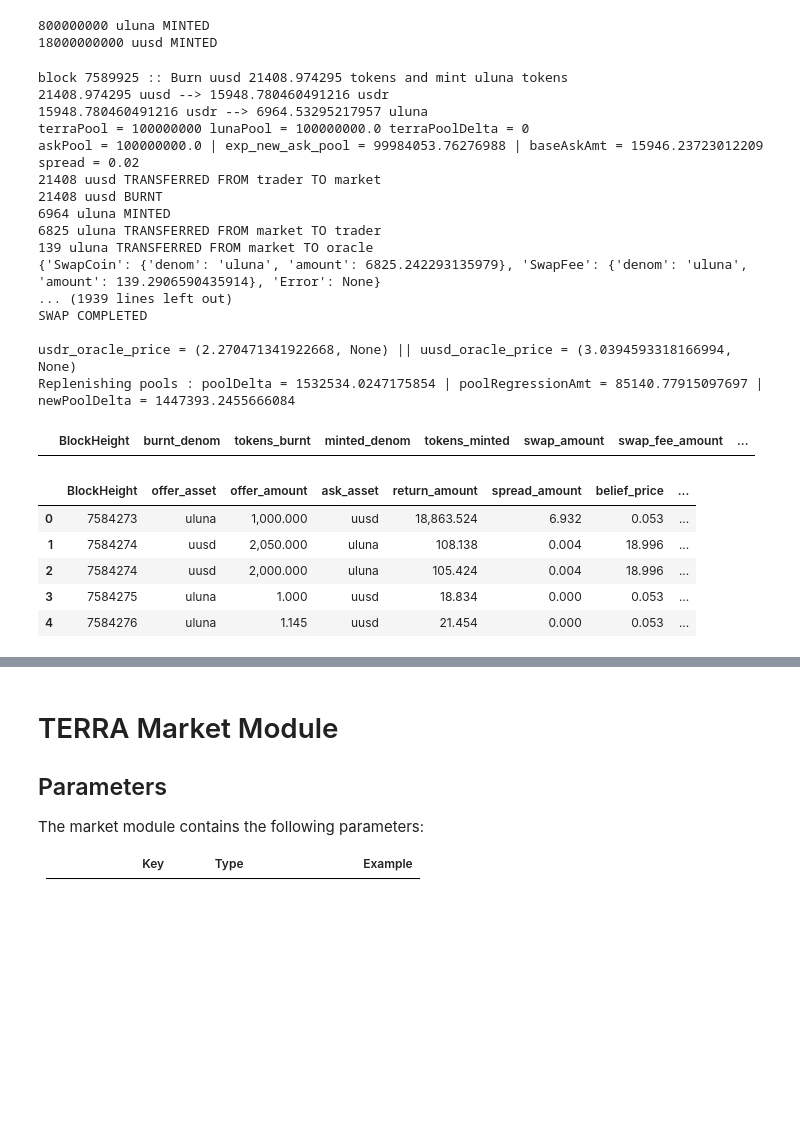
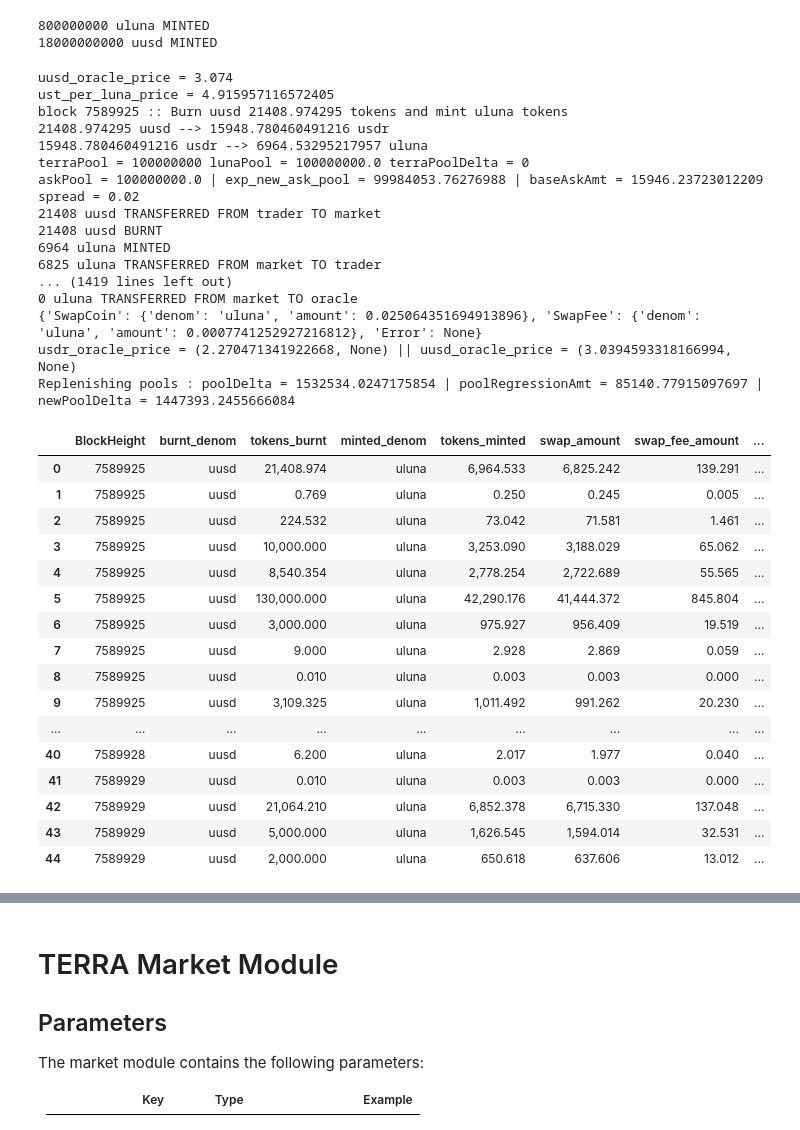
Before and after one commit to AstroTech-Labs/Research_1_TerraClassic, a Jupyter notebook: learning_layer_research/terra_market_module/data_preprocessing.ipynb, the cells around one changed output, grey strips where cells are left out. Cells and saved outputs as stored; diff of their text form; code cells hidden in the pictures; blank space fills up the shorter version.

```diff
--- a/learning_layer_research/terra_market_module/data_preprocessing.ipynb
+++ b/learning_layer_research/terra_market_module/data_preprocessing.ipynb
@@ -655,8 +655,8 @@ market_swap_txs_DF.drop(['Unnamed: 0'],axis=1,inplace=True)
 
 def simulate_terra_classic(terra_classic_instance, astroport_txs_DF, market_swap_txs_DF, exchange_rate_txs_DF, start_height, end_height):
     simulation_metrics_DF = pd.DataFrame(columns=['BlockHeight','burnt_denom', 'tokens_burnt', 'minted_denom',
-       'tokens_minted', 'swap_amount', 'swap_fee_amount','terraPool', 'lunaPool', 'delta','ukrw_oracle_price','usdr_oracle_price'\
-                                                 ,'uusd_oracle_price','usd_per_ust_price','ust_price_in_usd'])
+       'tokens_minted', 'swap_amount', 'swap_fee_amount','lunaPool', 'delta','ukrw_oracle_price','usdr_oracle_price'\
+                                                 ,'uusd_oracle_price','usd_per_ust_price','usd_per_luna_price'])
 
     cur_height = start_height
 
@@ -678,10 +678,12 @@ def simulate_terra_classic(terra_classic_instance, astroport_txs_DF, market_swap
         actual_ust_luna_exchange_DF = astroport_txs_DF.loc[ astroport_txs_DF["BlockHeight"] == cur_height ]
         ust_price_in_usd = 0
         luna_price_in_usd = 0
-        if len(actual_ust_luna_exchange_DF.index) > 0:
-            ust_per_luna_price = actual_ust_luna_exchange_DF.loc[0]["Price (ust/luna)"]
-            ust_price_in_usd = uusd_oracle_price / ust_per_luna_price
-            luna_price_in_usd = uusd_oracle_price
+        if len(actual_ust_luna_exchange_DF.index) > 0 and uusd_oracle_price[0] > 0:
+            ust_per_luna_price = actual_ust_luna_exchange_DF.iloc[0]["Price (ust/luna)"]
+            print(f"uusd_oracle_price = {uusd_oracle_price[0]}")
+            print(f"ust_per_luna_price = {ust_per_luna_price}")
+            ust_price_in_usd = uusd_oracle_price[0] / ust_per_luna_price
+            luna_price_in_usd = uusd_oracle_price[0]
 
 
         # Get all market swap txs to be processed for the current block
@@ -708,8 +710,8 @@ def simulate_terra_classic(terra_classic_instance, astroport_txs_DF, market_swap
                         # store metrics
                         simulation_metrics_DF.loc[len(simulation_metrics_DF.index)] = [cur_height, tx_row["burnt_denom"],\
                                                     tx_row["tokens_burnt"], tx_row["minted_denom"], float(swapCoin["amount"]) + float(swapFee["amount"]),\
-                                                    swapCoin["amount"], swapFee["amount"], lunaPool, delta, ukrw_oracle_price,\
-                                                    usdr_oracle_price, uusd_oracle_price ]
+                                                    swapCoin["amount"], swapFee["amount"], lunaPool, delta, ukrw_oracle_price[0],\
+                                                    usdr_oracle_price[0], uusd_oracle_price[0], ust_price_in_usd, luna_price_in_usd ]
             except Exception as e:
                 print(e)
 
@@ -777,8 +779,10 @@ terra_classic_instance.OracleKeeper.SetLunaExchangeRate("ukrw", 3916.569 )
 800000000 uluna MINTED
 18000000000 uusd MINTED
 # %%
-res = simulate_terra_classic(terra_classic_instance, market_swap_txs_DF, aggregated_exchange_rate_vote_txs_DF, 7589925, 7589935)
+res = simulate_terra_classic(terra_classic_instance, astroport_ust_luna_txs_DF, market_swap_txs_DF, aggregated_exchange_rate_vote_txs_DF, 7589925, 7589935)
 # %% [output]
+uusd_oracle_price = 3.074
+ust_per_luna_price = 4.915957116572405
 block 7589925 :: Burn uusd 21408.974295 tokens and mint uluna tokens
 21408.974295 uusd --> 15948.780460491216 usdr
 15948.780460491216 usdr --> 6964.53295217957 uluna
@@ -789,17 +793,31 @@ spread = 0.02
 21408 uusd BURNT
 6964 uluna MINTED
 6825 uluna TRANSFERRED FROM market TO trader
-139 uluna TRANSFERRED FROM market TO oracle
-{'SwapCoin': {'denom': 'uluna', 'amount': 6825.242293135979}, 'SwapFee': {'denom': 'uluna', 'amount': 139.2906590435914}, 'Error': None}
-... (1939 lines left out)
-SWAP COMPLETED
-
+... (1419 lines left out)
+0 uluna TRANSFERRED FROM market TO oracle
+{'SwapCoin': {'denom': 'uluna', 'amount': 0.025064351694913896}, 'SwapFee': {'denom': 'uluna', 'amount': 0.0007741252927216812}, 'Error': None}
 usdr_oracle_price = (2.270471341922668, None) || uusd_oracle_price = (3.0394593318166994, None)
 Replenishing pools : poolDelta = 1532534.0247175854 | poolRegressionAmt = 85140.77915097697 | newPoolDelta = 1447393.2455666084
 # %%
-res.head(5)
+res.head(45)
 # %% [output]
 |  | BlockHeight | burnt_denom | tokens_burnt | minted_denom | tokens_minted | swap_amount | swap_fee_amount | ... |
+| 0 | 7589925 | uusd | 21,408.974 | uluna | 6,964.533 | 6,825.242 | 139.291 | ... |
+| 1 | 7589925 | uusd | 0.769 | uluna | 0.250 | 0.245 | 0.005 | ... |
+| 2 | 7589925 | uusd | 224.532 | uluna | 73.042 | 71.581 | 1.461 | ... |
+| 3 | 7589925 | uusd | 10,000.000 | uluna | 3,253.090 | 3,188.029 | 65.062 | ... |
+| 4 | 7589925 | uusd | 8,540.354 | uluna | 2,778.254 | 2,722.689 | 55.565 | ... |
+| 5 | 7589925 | uusd | 130,000.000 | uluna | 42,290.176 | 41,444.372 | 845.804 | ... |
+| 6 | 7589925 | uusd | 3,000.000 | uluna | 975.927 | 956.409 | 19.519 | ... |
+| 7 | 7589925 | uusd | 9.000 | uluna | 2.928 | 2.869 | 0.059 | ... |
+| 8 | 7589925 | uusd | 0.010 | uluna | 0.003 | 0.003 | 0.000 | ... |
+| 9 | 7589925 | uusd | 3,109.325 | uluna | 1,011.492 | 991.262 | 20.230 | ... |
+| ... | ... | ... | ... | ... | ... | ... | ... | ... |
+| 40 | 7589928 | uusd | 6.200 | uluna | 2.017 | 1.977 | 0.040 | ... |
+| 41 | 7589929 | uusd | 0.010 | uluna | 0.003 | 0.003 | 0.000 | ... |
+| 42 | 7589929 | uusd | 21,064.210 | uluna | 6,852.378 | 6,715.330 | 137.048 | ... |
+| 43 | 7589929 | uusd | 5,000.000 | uluna | 1,626.545 | 1,594.014 | 32.531 | ... |
+| 44 | 7589929 | uusd | 2,000.000 | uluna | 650.618 | 637.606 | 13.012 | ... |
 # %%
 # aggregated_exchange_rate_vote_txs_DF.head(4)
 # %%
@@ -813,12 +831,3 @@ actual_ust_luna_exchange_DF = astroport_ust_luna_txs_DF.loc[ astroport_ust_luna_
-# %%
-astroport_ust_luna_txs_DF.head(5)
-# %% [output]
-|  | BlockHeight | offer_asset | offer_amount | ask_asset | return_amount | spread_amount | belief_price | ... |
-| 0 | 7584273 | uluna | 1,000.000 | uusd | 18,863.524 | 6.932 | 0.053 | ... |
-| 1 | 7584274 | uusd | 2,050.000 | uluna | 108.138 | 0.004 | 18.996 | ... |
-| 2 | 7584274 | uusd | 2,000.000 | uluna | 105.424 | 0.004 | 18.996 | ... |
-| 3 | 7584275 | uluna | 1.000 | uusd | 18.834 | 0.000 | 0.053 | ... |
-| 4 | 7584276 | uluna | 1.145 | uusd | 21.454 | 0.000 | 0.053 | ... |
 # %%
 actual_ust_luna_exchange_DF
 # %% [output]
```
Also changed, not shown: parts of 5 cells of this notebook.
